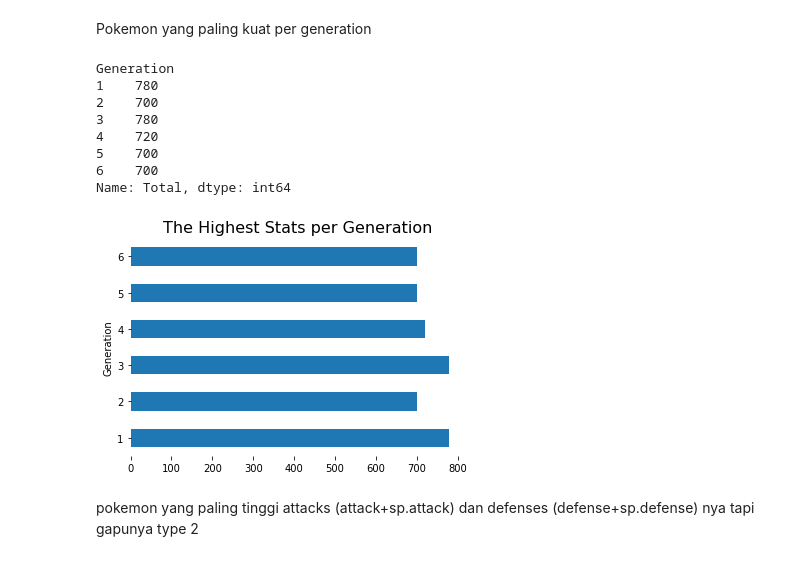
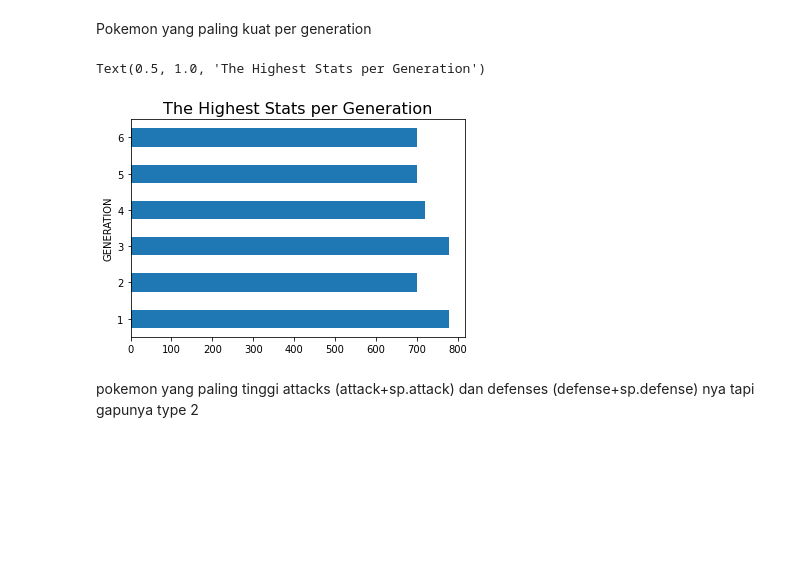
Before and after one commit to hanarifdahs/hacktiv8, a Jupyter notebook: h8dsft_P0W1.ipynb, the cells around one changed output. Drawn from its saved outputs; the diff is of its cells as text; code cells hidden in the pictures; blank space fills up the shorter version.

```diff
--- a/h8dsft_P0W1.ipynb
+++ b/h8dsft_P0W1.ipynb
@@ -138,6 +137,22 @@ Data columns (total 13 columns):
  12  Legendary   800 non-null    bool
 dtypes: bool(1), category(3), int64(8), object(1)
 memory usage: 61.2+ KB
+# %%
+df.rename(columns = {
+    'Name'  : 'NAME',
+    'Type 1'  : 'TYPE 1',
+    'Type 2'  : 'TYPE 2',
+    'Total' : 'TOTAL',
+    'Attack'  : 'ATTACK',
+    'Defense' :   'DEFENSE',
+    'Sp. Atk' : 'SP. ATTACK',
+    'Sp. Def' : 'SP. DEFENSE',
+    'Speed' : ' SPEED',
+    'Generation'  : 'GENERATION',
+    'Legendary' : 'LEGENDARY'
+},inplace=True)
+# %%
+df.drop("#", axis = 1, inplace=True)
 # %% [markdown]
 # Data Exploration
 # %%
@@ -205,23 +238,13 @@ legend_plot.plot(kind = "bar")
 # %% [markdown]
 Pokemon yang paling kuat per generation
 # %%
-strongest = df.groupby("Generation")["Total"].max()
-strongest
+strongest = df.groupby("GENERATION").max()['TOTAL']
-# %% [output]
-Generation
-1    780
-2    700
-3    780
-4    720
-5    700
-6    700
-Name: Total, dtype: int64
 # %%
 ax = strongest.plot(kind = "barh")
 ax.set_title("The Highest Stats per Generation", fontsize = 16)
-sns.despine(bottom=True,left=True)
 # %% [output]
+Text(0.5, 1.0, 'The Highest Stats per Generation')
-[figure, old version]
+[figure, new version]
 # %% [markdown]
 pokemon yang paling tinggi attacks (attack+sp.attack) dan defenses (defense+sp.defense) nya tapi gapunya type 2
 # %%
```
Also changed, not shown: parts of 12 cells of this notebook.
